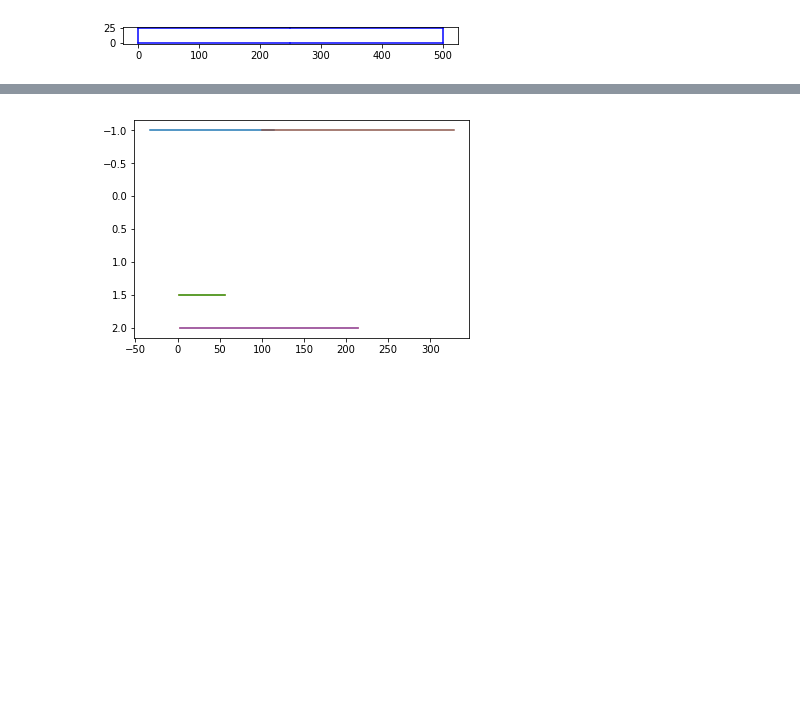
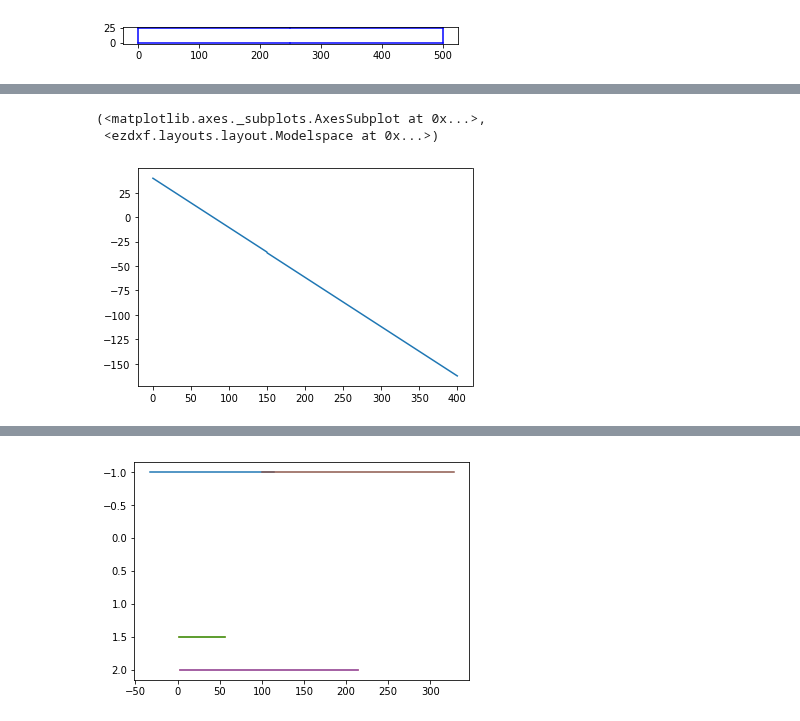
Before and after one commit to luisggc/FConcrete, a Jupyter notebook: examples/Draw.ipynb, the cells around one changed output, grey strips where cells are left out. Saved outputs shown, nothing was run; the diff lists cells and outputs as text; code cells hidden in the pictures; blank space fills up the shorter version.

```diff
--- a/examples/Draw.ipynb
+++ b/examples/Draw.ipynb
@@ -67,0 +168,47 @@ self.plotAllInfo(transversal_plot_positions=[20, 150, 250])
+# %%
+API = fc.API('''
+
+                {
+                    "ConcreteBeam": {
+                        "section": {
+                            "width": 30,
+                            "height": 80,
+                            "type": "Rectangle"
+                        },
+                        "nodes": [
+                            {
+                                "x": 0,
+                                "length": 20,
+                                "type": "SimpleSupport"
+                            },
+                            {
+                                "x": 400,
+                                "length": 40,
+                                "type": "SimpleSupport"
+                            }
+                        ],
+                        "loads": [
+                            {
+                                "q": -0.3,
+                                "x_begin": 0,
+                                "x_end": 400,
+                                "type": "UniformDistributedLoad"
+                            },
+                            {
+                                "load": -0.5,
+                                "x": 150,
+                                "type": "PontualLoad"
+                            }
+                        ],
+                        "design_factor": 1.4
+                    }
+                }
+
+
+''')
+# %%
+API.concrete_beam.plotShearDesignDiagram()
+# %% [output]
+(<matplotlib.axes._subplots.AxesSubplot at 0x...>,
+ <ezdxf.layouts.layout.Modelspace at 0x...>)
+[figure, added]
```
Also changed, not shown: parts of 19 cells of this notebook, 5 other files.
